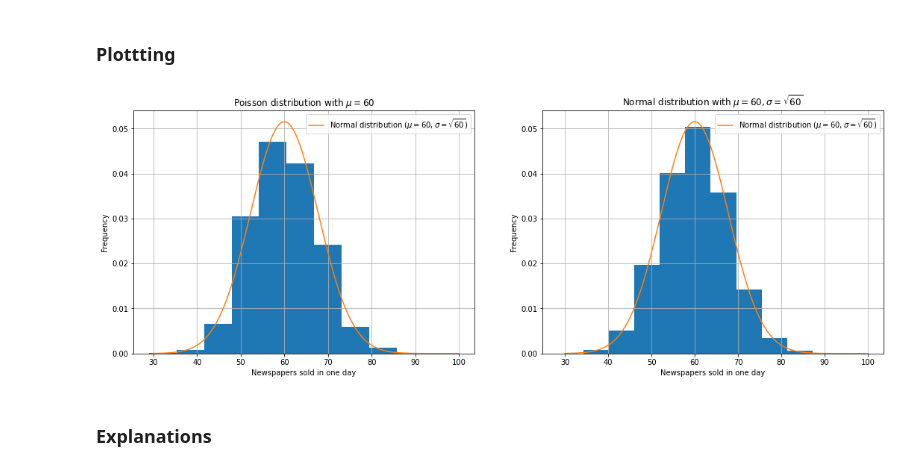
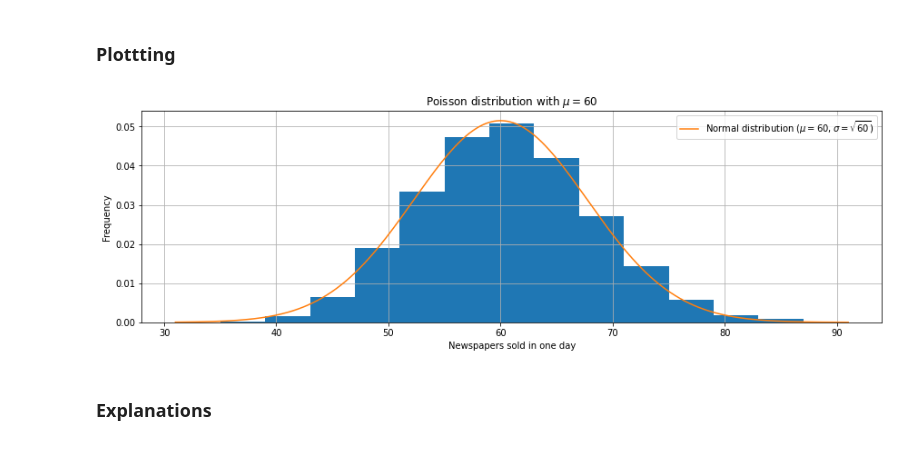
Before and after one commit to calinanca99/stats1-ebe, a Jupyter notebook: 5a.ipynb, the cells around one changed output. Cells and saved outputs as stored; diff of their text form; code cells hidden in the pictures.

Commit message:
Update graph for Poisson example

```diff
--- a/5a.ipynb
+++ b/5a.ipynb
@@ -25,49 +25,38 @@ mu_d = mu_h * working_hours
 
 # Generating 10000s random values from a Poisson distribution
 n = 10000
-xs = stats.poisson.rvs(mu_d, size = n)
-
-# Parameters for the Normal distribution
-mu_norm = mu_d
-sigma_norm = math.sqrt(mu_d)
-
-# Generating 10000s random values from a Normal distribution
-norms = stats.norm.rvs(loc = mu_norm, scale = sigma_norm, size = n)
+newspapers = stats.poisson.rvs(mu_d, size = n)
 # %% [markdown]
 ### Plottting
 # %%
 # Instantiate canvas
-fig, ax = plt.subplots(nrows = 1, ncols = 2, figsize = (18, 6))
+fig, ax = plt.subplots(figsize = (12, 4), constrained_layout = True)
 
 # Style canvas
-ax[0].set_title("Poisson distribution with $\mu = 60$")
-ax[1].set_title("Normal distribution with $\mu = 60, \sigma = \sqrt{60}$")
-
-ax[0].set_ylabel("Frequency")
-ax[1].set_ylabel("Frequency")
-
-ax[0].set_xlabel("Newspapers sold in one day")
-ax[1].set_xlabel("Newspapers sold in one day")
-
-ax[0].grid()
-ax[1].grid()
+ax.set_title("Poisson distribution with $\mu = 60$")
+ax.set_ylabel("Frequency")
+ax.set_xlabel("Newspapers sold in one day")
+ax.grid()
 
 # Plot histogram
-ax[0].hist(xs, density = True)
-ax[1].hist(norms, density = True)
+ax.hist(newspapers, bins = 15, density = True)
 
 # Overlap a normal distribution
-x = np.linspace(30, 100, 1000)
+mu_norm = mu_d
+sigma_norm = math.sqrt(mu_d)
+
+lower_bound_x = np.min(newspapers)
+upper_bound_x = np.max(newspapers)
+
+x = np.linspace(lower_bound_x, upper_bound_x, 1000)
 y = stats.norm.pdf(x, loc = mu_norm, scale = sigma_norm)
-ax[0].plot(x, y, label = "Normal distribution ($\mu = 60, \sigma = \sqrt{60}$)")
-ax[1].plot(x, y, label = "Normal distribution ($\mu = 60, \sigma = \sqrt{60}$)")
+ax.plot(x, y, label = "Normal distribution ($\mu = 60, \sigma = \sqrt{60}$)")
 
-ax[0].legend()
-ax[1].legend()
+ax.legend(loc = 1)
 
 output = None
 # %% [output]
-[figure, old version]
+[figure, new version]
 # %% [markdown]
 ### Explanations
 # %% [markdown]
```
